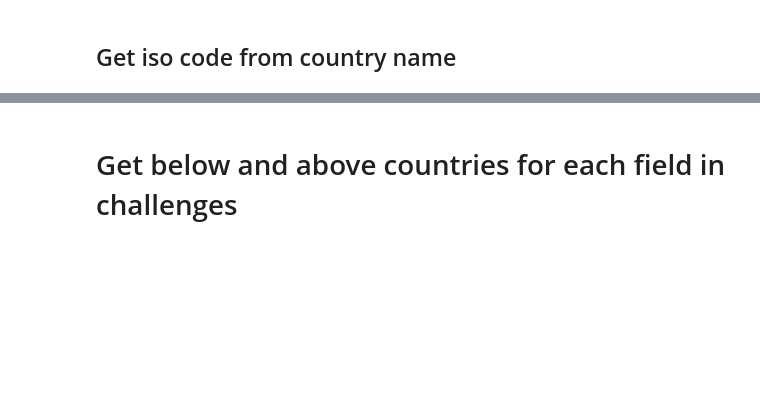
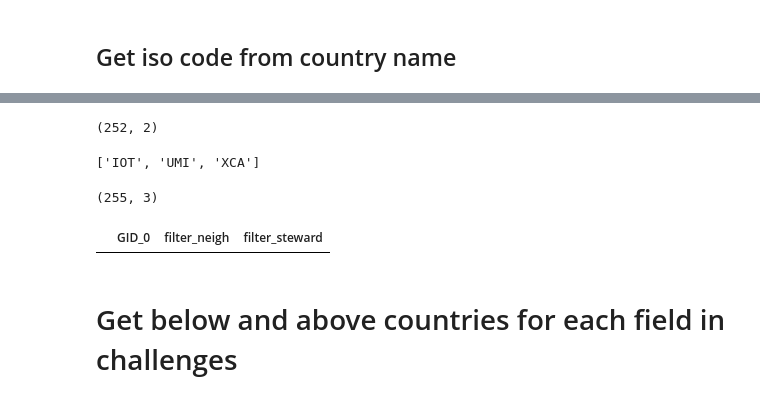
Before and after one commit to Vizzuality/he-scratchfolder, a Jupyter notebook: above_below_countries.ipynb, the cells around one changed output, grey strips where cells are left out. Cells and saved outputs as stored; diff of their text form; code cells hidden in the pictures; blank space fills up the shorter version.

```diff
--- a/above_below_countries.ipynb
+++ b/above_below_countries.ipynb
@@ -117,2 +187,0 @@ tsdf_mat  = tsdf_mat.set_index(tsdf_code['iso3'].values)
-# %%
-tsdf_mat.columns = tsdf_code['iso3'].values
@@ -126,3 +199,5 @@ for key in steward_dict:
     steward_dict[key] = json.dumps(vals)
 # %%
 #steward_dict
+# %%
+steward_df = pd.DataFrame(steward_dict.items(), columns = ["GID_0","filter_steward"])
@@ -129,5 +210,26 @@ for key in steward_dict:
+# %%
+neigh_df = pd.DataFrame(neighbour_dict.items(), columns = ["GID_0","filter_neigh"])
+# %%
+neigh_df.shape
+# %% [output]
+(252, 2)
+# %%
+list1= list(neigh_df['GID_0'])
+list2=list(steward_df['GID_0'])
+list(set(list2).difference(list1))
+# %% [output]
+['IOT', 'UMI', 'XCA']
 # %%
-pd_dict = pd.merge(left = pd.DataFrame(steward_dict.items(), columns = ["GID_0","filter_steward"]), right = pd.DataFrame(neighbour_dict.items(), columns = ["GID_0","filter_neigh"]), left_on = "GID_0", right_on = "GID_0")
+pd_dict = pd.merge(left = neigh_df, right = steward_df, left_on = "GID_0", right_on = "GID_0", how = "right")
+# %%
+pd_dict.shape
+# %% [output]
+(255, 3)
+# %%
+#pd_dict[pd.isnull(pd_dict)]
+pd_dict[pd_dict['filter_steward'].isnull()]
+# %% [output]
+|  | GID_0 | filter_neigh | filter_steward |
 # %% [markdown]
 # Get below and above countries for each field in challenges
 # %%
```
Also changed, not shown: parts of 88 cells of this notebook, 2 other files.
